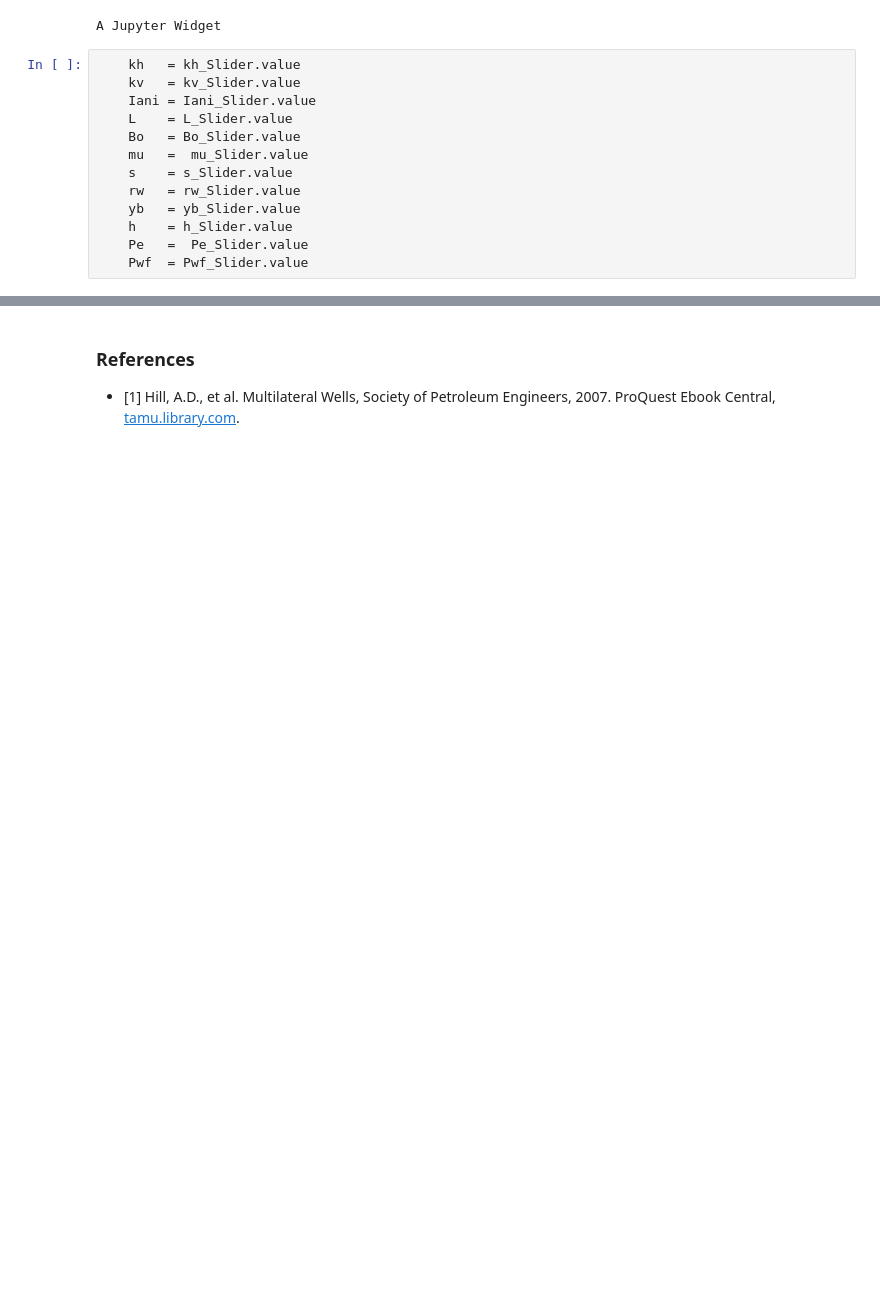
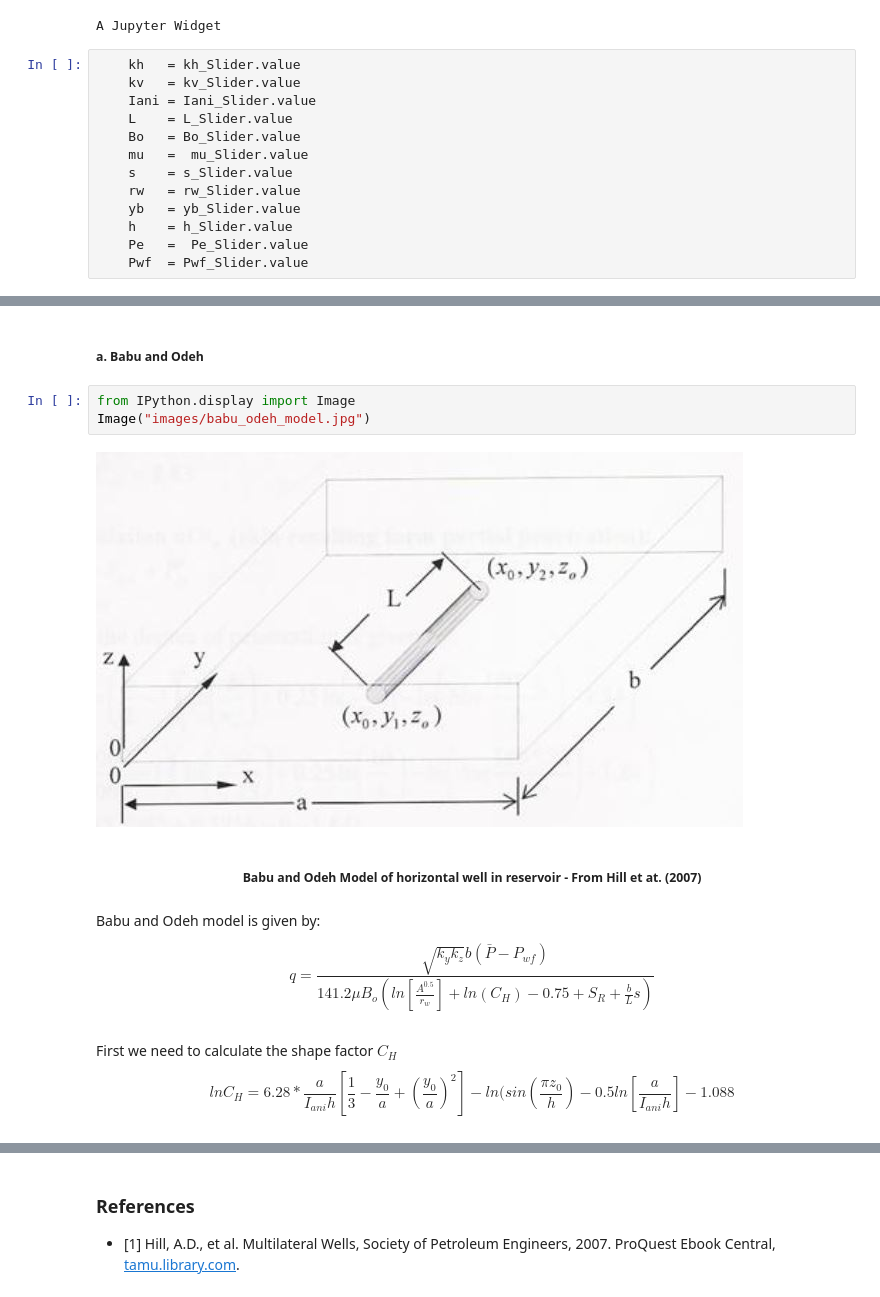
Before and after one commit to e-zl/furui_model, a Jupyter notebook: Well_Inflow_performance_Hw1.1.ipynb, the cells around one changed output, grey strips where cells are left out. Saved outputs shown, nothing was run; the diff lists cells and outputs as text; blank space fills up the shorter version.

Commit message:
Added Babu and Odeh Model and modified default well_config.ini case

```diff
--- a/Well_Inflow_performance_Hw1.1.ipynb
+++ b/Well_Inflow_performance_Hw1.1.ipynb
@@ -326,0 +434,16 @@ A Jupyter Widget
+# %% [markdown]
+##### a.	Babu and Odeh
+# %%
+from IPython.display import Image
+Image("images/babu_odeh_model.jpg")
+# %% [output]
+[figure, added]
+# %% [markdown]
+<h5><center>Babu and Odeh Model of horizontal well in reservoir - From Hill et at. (2007) </center></h5>
+# %% [markdown]
+Babu and Odeh model is given by:
+
+$$q =\frac{ \sqrt{k_y k_z} b (\bar{P} - P_{wf} ) }{ 141.2 \mu B_o ( ln [\frac{A^{0.5}}{ r_w }] + ln (C_H) - 0.75 + S_R + \frac{b}{L}s) }  $$
+# %% [markdown]
+First we need to calculate the shape factor $C_H$
+$$ lnC_H = 6.28 * \frac{a}{I_{ani} h }[\frac{1}{3} - \frac{y_0}{a} + (\frac{y_0}{a})^2] - ln(sin(\frac{\pi z_0 }{h}) - 0.5 ln[\frac{a}{I_{ani}  h} ] - 1.088$$
```
Also changed, not shown: parts of 32 cells of this notebook, 2 other files.
